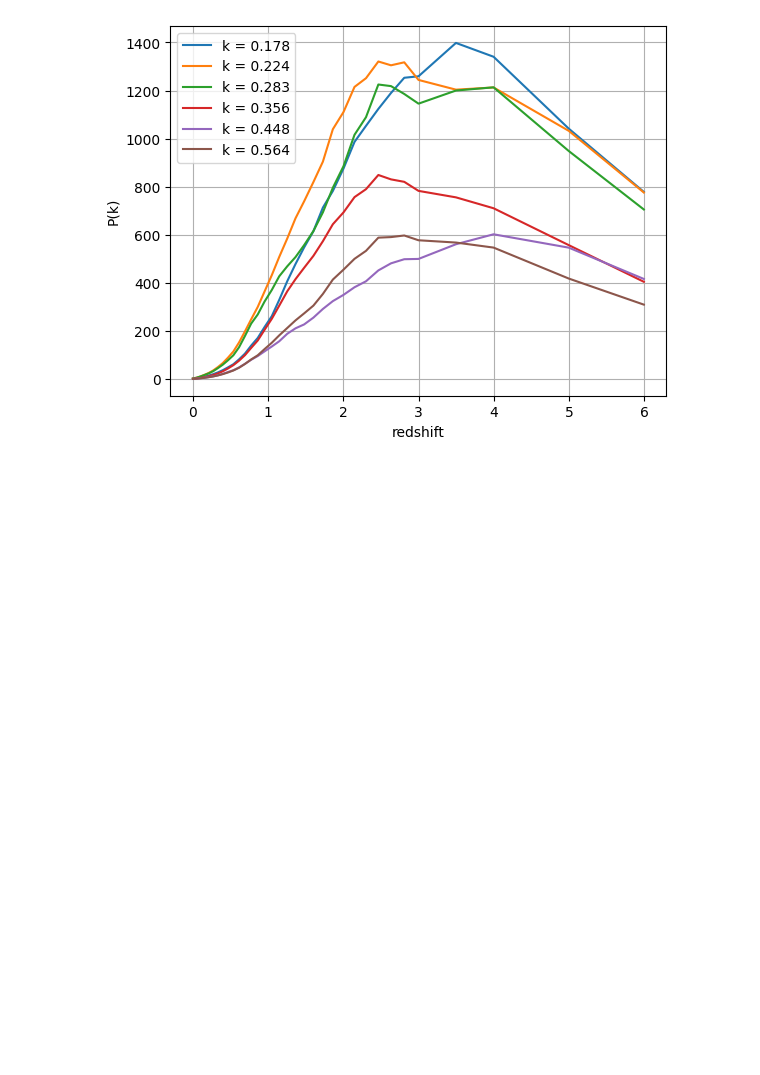
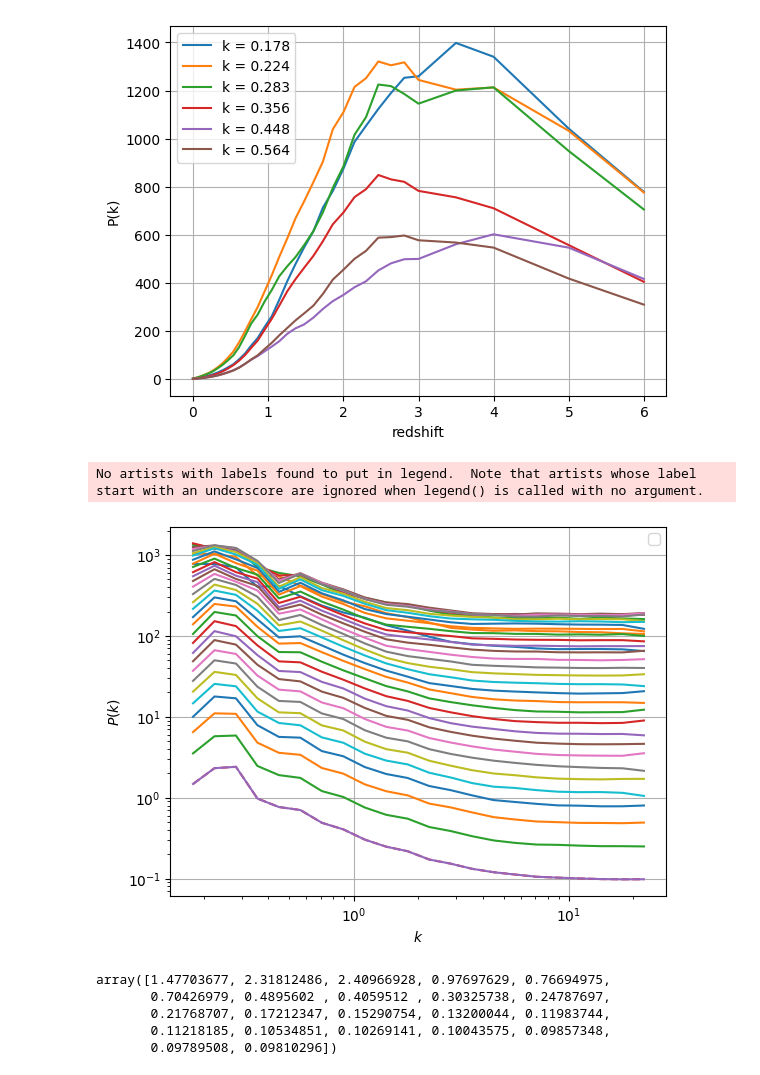
Before and after one commit to shubhagrawal30/CosmoIM, a Jupyter notebook: notebooks/misc_plots.ipynb, the cells around one changed output. Saved outputs shown, nothing was run; the diff lists cells and outputs as text; code cells hidden in the pictures; blank space fills up the shorter version.

```diff
--- a/notebooks/misc_plots.ipynb
+++ b/notebooks/misc_plots.ipynb
@@ -38,3 +38,28 @@ plt.close()
 0.44776667048962543
 0.5637048400338547
 [figure]
+# %%
+plt.figure()
+plt.grid()
+plt.loglog()
+plt.xlabel(r"$k$")
+plt.ylabel(r"$P(k)$")
+for snap_ind in range(34):
+    if snap_ind == 33:
+        plt.plot(ks[snap_ind], curves[snap_ind], ls= "--")
+    plt.plot(ks[snap_ind], curves[snap_ind], )
+plt.xscale("log")
+plt.legend()
+plt.show()
+plt.close()
+# %% [output]
+No artists with labels found to put in legend.  Note that artists whose label start with an underscore are ignored when legend() is called with no argument.
+[figure, added]
+# %%
+curves[snap_ind][24:46]
+# %% [output]
+array([1.47703677, 2.31812486, 2.40966928, 0.97697629, 0.76694975,
+       0.70426979, 0.4895602 , 0.4059512 , 0.30325738, 0.24787697,
+       0.21768707, 0.17212347, 0.15290754, 0.13200044, 0.11983744,
+       0.11218185, 0.10534851, 0.10269141, 0.10043575, 0.09857348,
+       0.09789508, 0.09810296])
```
Also changed, not shown: parts of 1 cell of this notebook, 40 other files.
